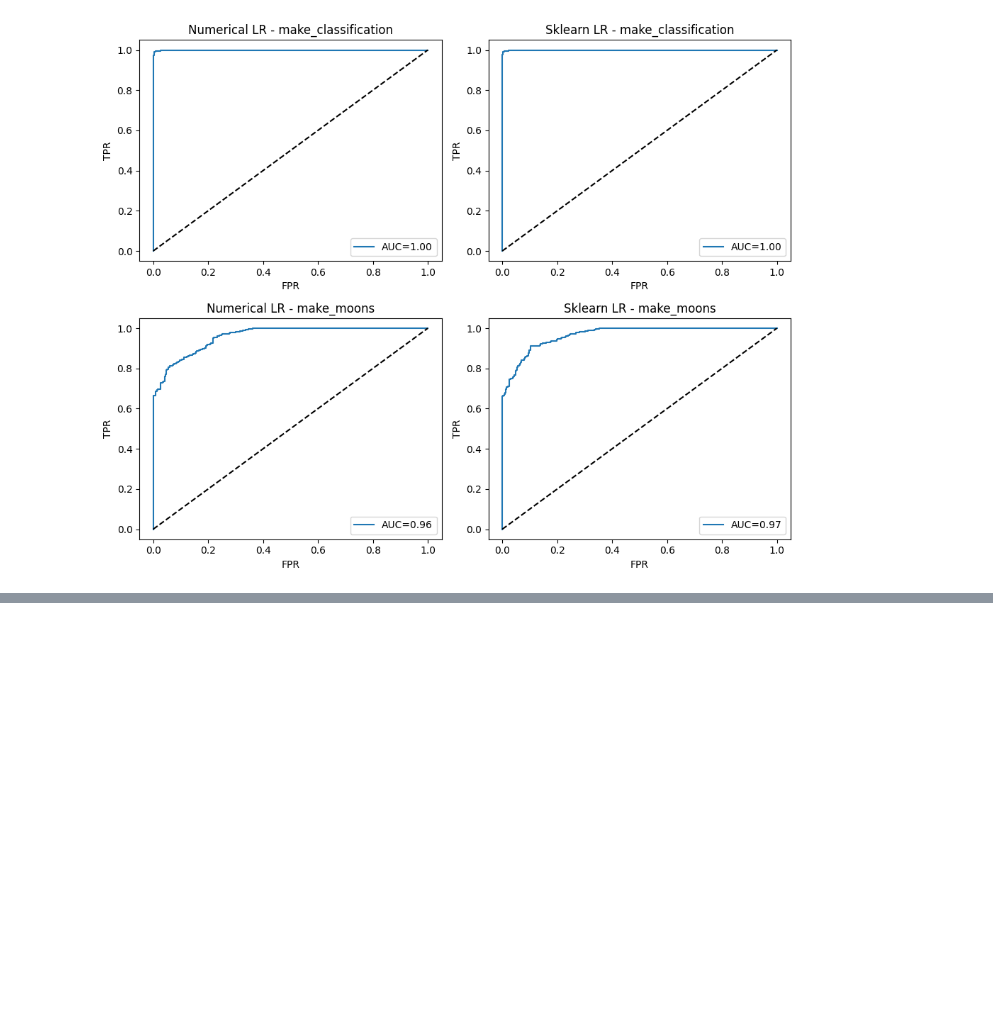
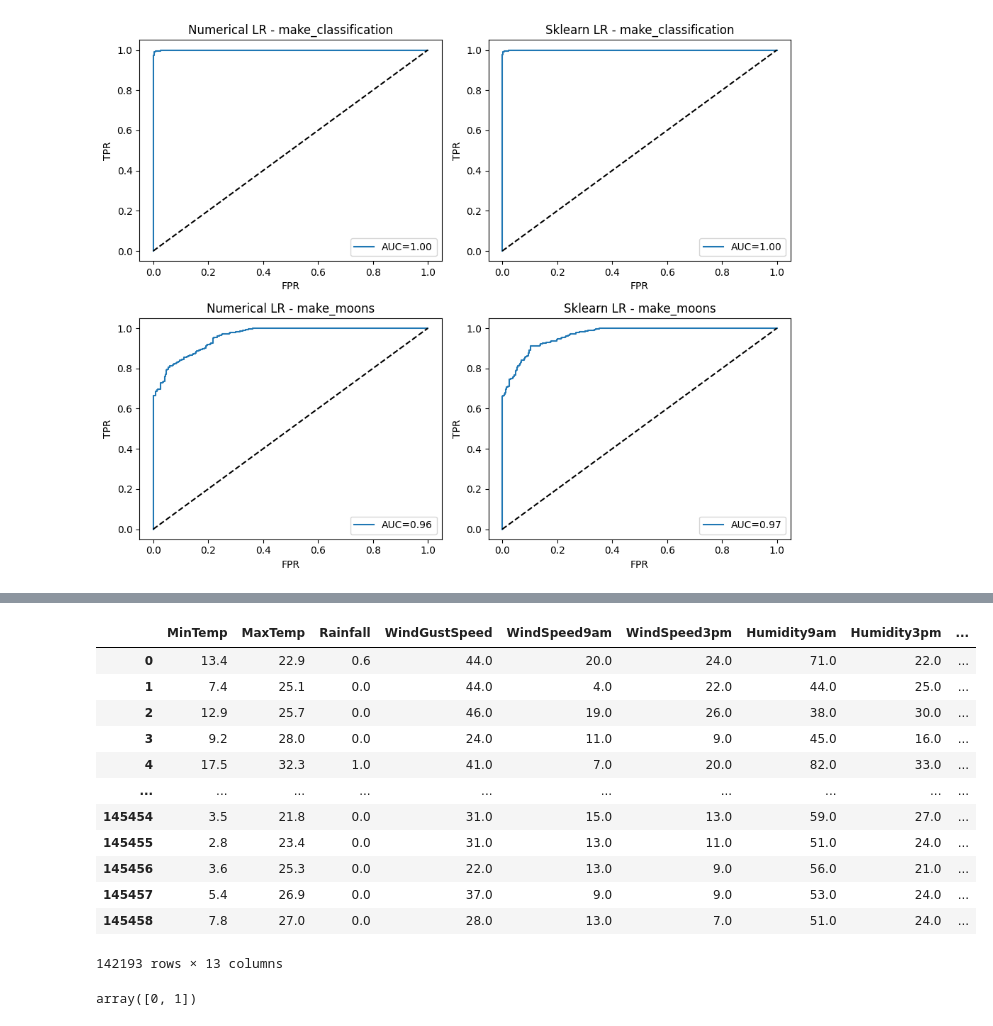
Before and after one commit to adamzsl/machine-learning, a Jupyter notebook: logistic_regression/logistic_regression.ipynb, the cells around one changed output, grey strips where cells are left out. Cells and saved outputs as stored; diff of their text form; code cells hidden in the pictures; blank space fills up the shorter version.

```diff
--- a/logistic_regression/logistic_regression.ipynb
+++ b/logistic_regression/logistic_regression.ipynb
@@ -338,0 +673,24 @@ plt.show()
+# %%
+# There is no need to standarize sin/cos, since their values ranges between -1 and 1 already
+num_cols = num_cols.drop(columns=['day_sin', 'day_cos', 'month_sin', 'month_cos'])
+# %%
+num_cols
+# %% [output]
+|  | MinTemp | MaxTemp | Rainfall | WindGustSpeed | WindSpeed9am | WindSpeed3pm | Humidity9am | Humidity3pm | ... |
+| 0 | 13.4 | 22.9 | 0.6 | 44.0 | 20.0 | 24.0 | 71.0 | 22.0 | ... |
+| 1 | 7.4 | 25.1 | 0.0 | 44.0 | 4.0 | 22.0 | 44.0 | 25.0 | ... |
+| 2 | 12.9 | 25.7 | 0.0 | 46.0 | 19.0 | 26.0 | 38.0 | 30.0 | ... |
+| 3 | 9.2 | 28.0 | 0.0 | 24.0 | 11.0 | 9.0 | 45.0 | 16.0 | ... |
+| 4 | 17.5 | 32.3 | 1.0 | 41.0 | 7.0 | 20.0 | 82.0 | 33.0 | ... |
+| ... | ... | ... | ... | ... | ... | ... | ... | ... | ... |
+| 145454 | 3.5 | 21.8 | 0.0 | 31.0 | 15.0 | 13.0 | 59.0 | 27.0 | ... |
+| 145455 | 2.8 | 23.4 | 0.0 | 31.0 | 13.0 | 11.0 | 51.0 | 24.0 | ... |
+| 145456 | 3.6 | 25.3 | 0.0 | 22.0 | 13.0 | 9.0 | 56.0 | 21.0 | ... |
+| 145457 | 5.4 | 26.9 | 0.0 | 37.0 | 9.0 | 9.0 | 53.0 | 24.0 | ... |
+| 145458 | 7.8 | 27.0 | 0.0 | 28.0 | 13.0 | 7.0 | 51.0 | 24.0 | ... |
+142193 rows × 13 columns
+# %%
+y = (y == 'Yes').astype(int)
+y.unique()
+# %% [output]
+array([0, 1])
```
Also changed, not shown: parts of 36 cells of this notebook, 1 other file.
